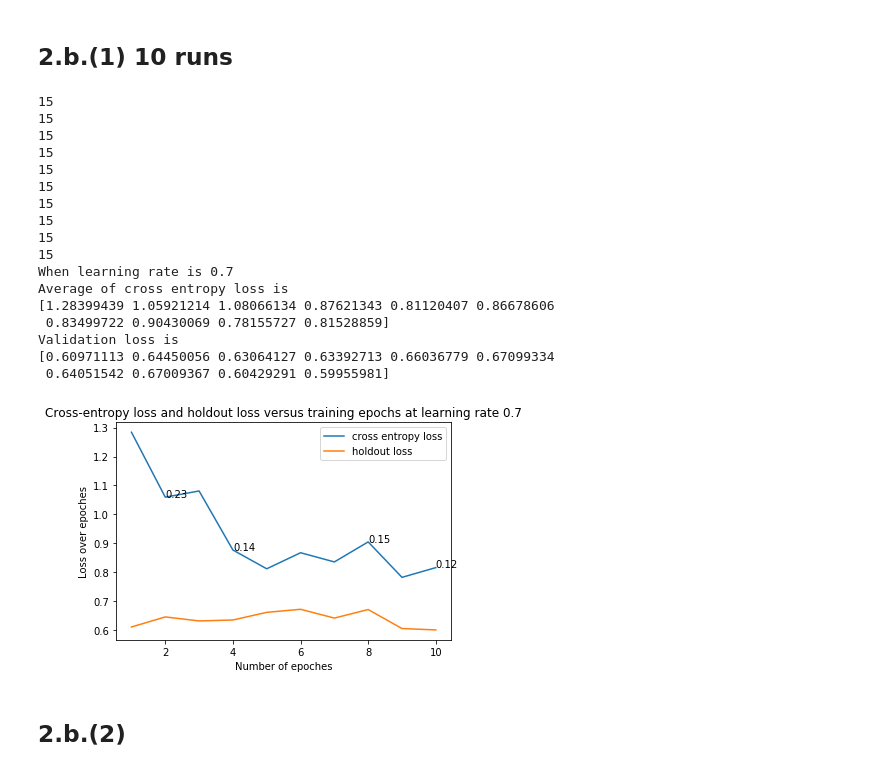
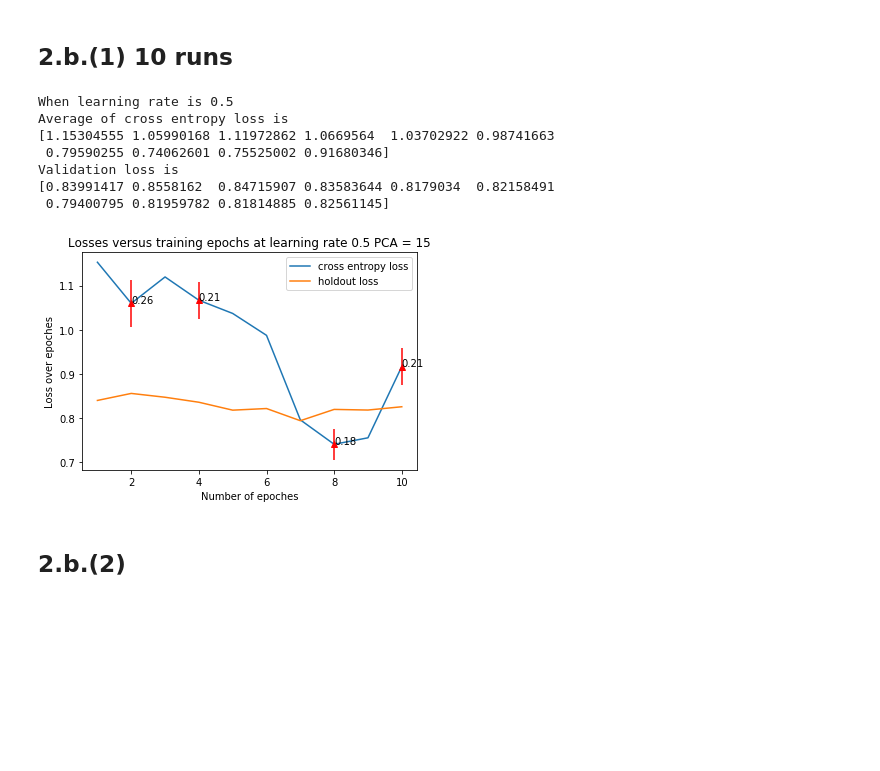
Before and after one commit to zyp5511/CSE253, a Jupyter notebook: hw1_2_1.ipynb, the cells around one changed output. Saved outputs shown, nothing was run; the diff lists cells and outputs as text; code cells hidden in the pictures; blank space fills up the shorter version.

```diff
--- a/hw1_2_1.ipynb
+++ b/hw1_2_1.ipynb
@@ -50,12 +50,21 @@ def shuffle_n_generate_data(train, target):
     target_new = target[ind_list]
     return train_new, target_new
 
-def shuffle_batch(train, target):
-    length = len(train)
+def shuffle_batch(im, lab):
+    """ shuffle the training data in each batch
+
+    Args:
+        im: training dataset
+        lab: training label
+    Returns:
+        train_new: shuffled input data
+        target_new: shuffled label data
+    """
+    length = len(im)
     ind_list = [i for i in range(length)]
     shuffle(ind_list)
-    train_new  = train[ind_list,:]
-    target_new = target[ind_list]
+    train_new  = im[ind_list,:]
+    target_new = lab[ind_list]
     return train_new, target_new
 
 def load_data(data_dir="./CAFE/"):
@@ -231,3 +212,12 @@ def display_six_emotions(images, labels):
         if sum(flag)== 0:
             break
     return six_im, six_label
+# %%
+## load data
+import numpy as np
+images_raw, labels_raw = load_data(data_dir="./CAFE/")
+images, labels = data_parse(images_raw, labels_raw)
+images,labels= shuffle_n_generate_data(images, labels)
+im = np.array(images[:48], 'float64')
+im_re = np.reshape(im, [len(im), -1])
+pca_result,evecs,evals,mean,vari = PCA(im_re, dims_rescaled_data=47)
@@ -403,12 +412,13 @@ def ramdom_pick(train, target):
 # %% [markdown]
 ## 2.b.(1) 10 runs
 # %%
+## initialization and set up input data
 loss_train = []
 loss_val = []
 test_accuracy = []
 test_results = []
 ep = 10
-lr =0.7
+lr =0.5
 sad_vector = get_sad(images_raw, labels_raw)
 sad =np.array(sad_vector,'float64')
 happy_vector = get_happy(images_raw, labels_raw)
@@ -440,50 +450,44 @@ for i in range (10):##10 runs
     loss_train.append(ce_loss)
     loss_val.append(holdout_loss)
     test_accuracy.append(accuracy(test_label_logistic,test_prediction))
     test_results.append(test_prediction)
 
 #print(loss_val)
 loss_avg = np.array(loss_train).mean(axis=0)
 loss_val_overall = np.array(loss_val).mean(axis=0)
 loss_std = np.array(loss_train).std(axis=0)
 print('When learning rate is ' + str(lr))
 print('Average of cross entropy loss is ')
 print(loss_avg)
 print('Validation loss is ')
 print(loss_val_overall)
 
 epc = list(range(ep))
 epc = [x+1 for x in epc]
 plt.plot(epc, loss_avg, label = 'cross entropy loss')
 plt.plot(epc, loss_val_overall, label = 'holdout loss')
+plt.errorbar(2, loss_avg[1], loss_std[1]/5, c='r', linestyle='None', marker='^')
 plt.text(2,loss_avg[1], '%.2f'%loss_std[1])
+plt.errorbar(4, loss_avg[3], loss_std[3]/5, c='r', linestyle='None', marker='^')
 plt.text(4,loss_avg[3], '%.2f'%loss_std[3])
+plt.errorbar(8, loss_avg[7], loss_std[7]/5, c='r', linestyle='None', marker='^')
 plt.text(8,loss_avg[7], '%.2f'%loss_std[7])
+plt.errorbar(10, loss_avg[9], loss_std[9]/5, c='r', linestyle='None', marker='^')
 plt.text(10,loss_avg[9], '%.2f'%loss_std[9])
-plt.title('Cross-entropy loss and holdout loss versus training epochs at learning rate '+str(lr))
+plt.title('Losses versus training epochs at learning rate '+str(lr) + " PCA = 15")
 plt.xlabel('Number of epoches')
 plt.ylabel('Loss over epoches')
 plt.legend(bbox_to_anchor=(1, 1), loc='upper right', ncol=1)
 plt.show()
 # %% [output]
-15
-15
-15
-15
-15
-15
-15
-15
-15
-15
-When learning rate is 0.7
+When learning rate is 0.5
 Average of cross entropy loss is
-[1.28399439 1.05921214 1.08066134 0.87621343 0.81120407 0.86678606
- 0.83499722 0.90430069 0.78155727 0.81528859]
+[1.15304555 1.05990168 1.11972862 1.0669564  1.03702922 0.98741663
+ 0.79590255 0.74062601 0.75525002 0.91680346]
 Validation loss is
-[0.60971113 0.64450056 0.63064127 0.63392713 0.66036779 0.67099334
- 0.64051542 0.67009367 0.60429291 0.59955981]
+[0.83991417 0.8558162  0.84715907 0.83583644 0.8179034  0.82158491
+ 0.79400795 0.81959782 0.81814885 0.82561145]
-[figure, old version]
+[figure, new version]
 # %% [markdown]
 ## 2.b.(2)
 # %%
```
Also changed, not shown: parts of 41 cells of this notebook.
